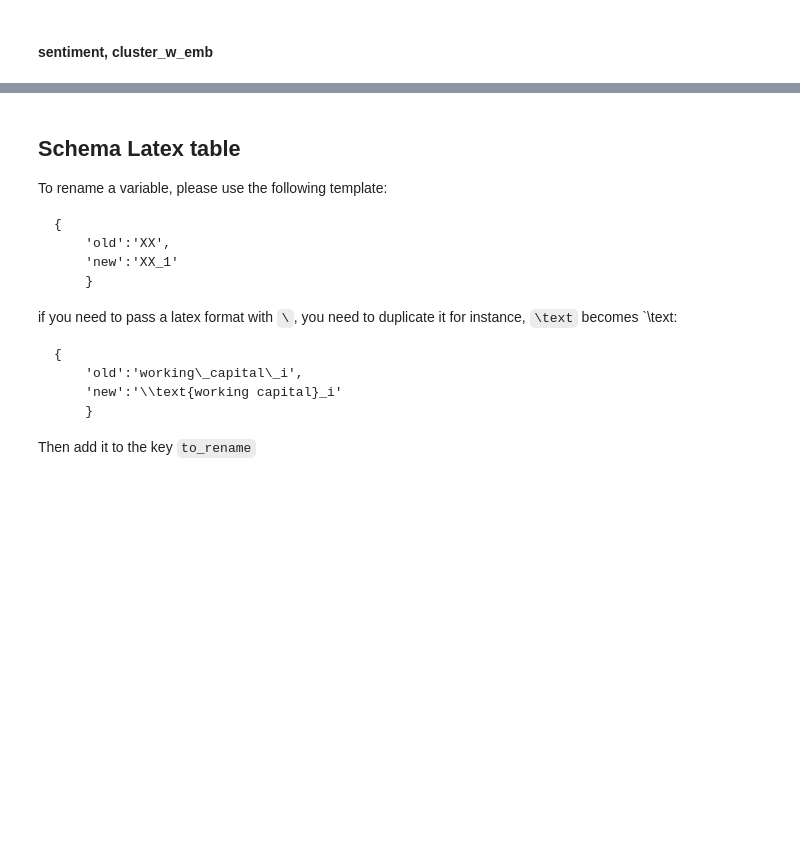
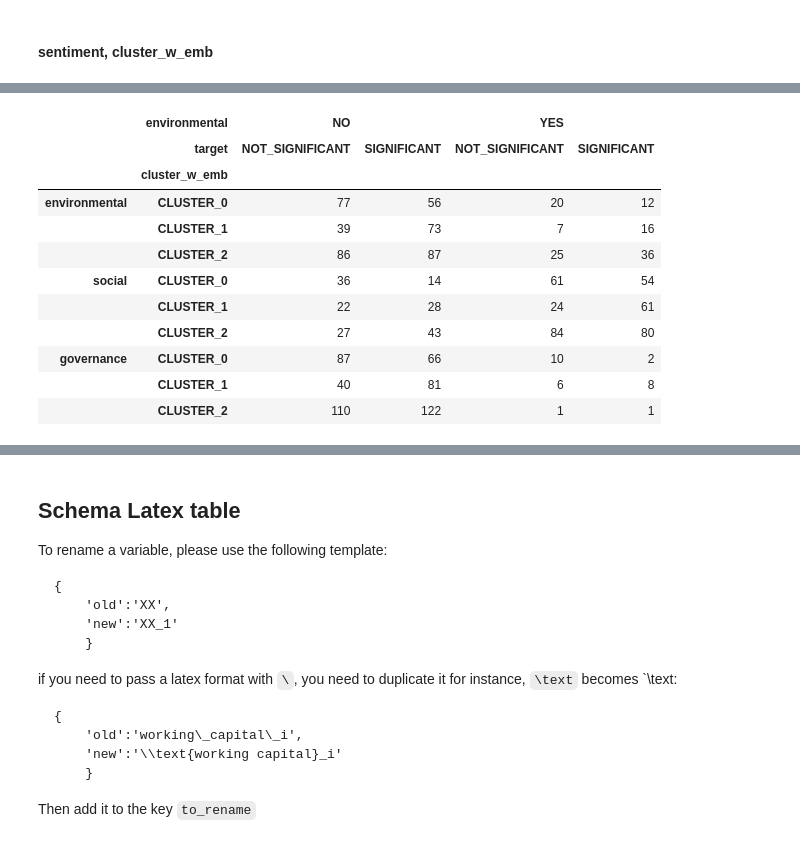
Before and after one commit to thomaspernet/esg_metadata, a Jupyter notebook: 02_data_analysis/01_model_train_evaluate/01_sign_of_effect/00_sign_of_effect_classification.ipynb, the cells around one changed output, grey strips where cells are left out. Cells and saved outputs as stored; diff of their text form; code cells hidden in the pictures; blank space fills up the shorter version.

```diff
--- a/02_data_analysis/01_model_train_evaluate/01_sign_of_effect/00_sign_of_effect_classification.ipynb
+++ b/02_data_analysis/01_model_train_evaluate/01_sign_of_effect/00_sign_of_effect_classification.ipynb
@@ -1019,0 +1254,40 @@ pd.concat(
+# %%
+pd.concat(
+    [
+        (
+            df.groupby(["cluster_w_emb", "environmental"])
+            .agg({"target": "value_counts"})
+            .unstack(0)
+            .rename(columns={"target": "environmental"})
+            .T
+        ),
+        (
+            df.groupby(["cluster_w_emb", "social"])
+            .agg({"target": "value_counts"})
+            .unstack(0)
+            .rename(columns={"target": "social"})
+            .T
+        ),
+        (
+            df.groupby(["cluster_w_emb", "governance"])
+            .agg({"target": "value_counts"})
+            .unstack(0)
+            .rename(columns={"target": "governance"})
+            .T
+        ),
+    ],
+    axis=0,
+)
+# %% [output]
+|  | environmental | NO |  | YES |  |
+|  | target | NOT_SIGNIFICANT | SIGNIFICANT | NOT_SIGNIFICANT | SIGNIFICANT |
+|  | cluster_w_emb |  |  |  |  |
+| environmental | CLUSTER_0 | 77 | 56 | 20 | 12 |
+|  | CLUSTER_1 | 39 | 73 | 7 | 16 |
+|  | CLUSTER_2 | 86 | 87 | 25 | 36 |
+| social | CLUSTER_0 | 36 | 14 | 61 | 54 |
+|  | CLUSTER_1 | 22 | 28 | 24 | 61 |
+|  | CLUSTER_2 | 27 | 43 | 84 | 80 |
+| governance | CLUSTER_0 | 87 | 66 | 10 | 2 |
+|  | CLUSTER_1 | 40 | 81 | 6 | 8 |
+|  | CLUSTER_2 | 110 | 122 | 1 | 1 |
```
Also changed, not shown: parts of 46 cells of this notebook, 1 other file.
